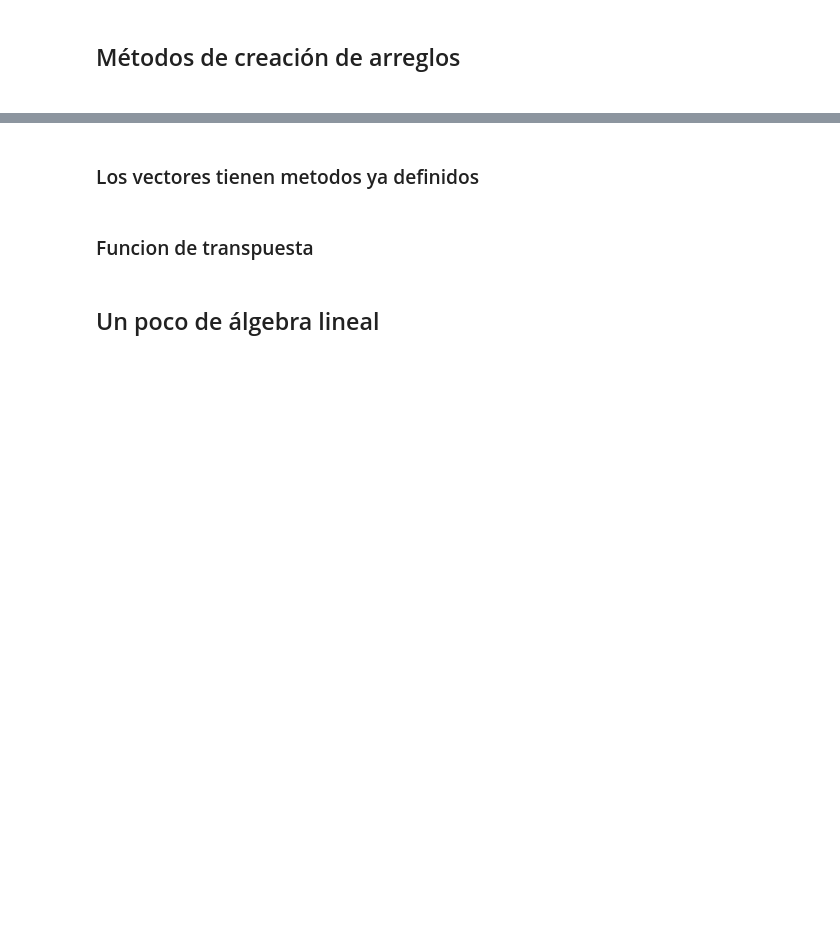
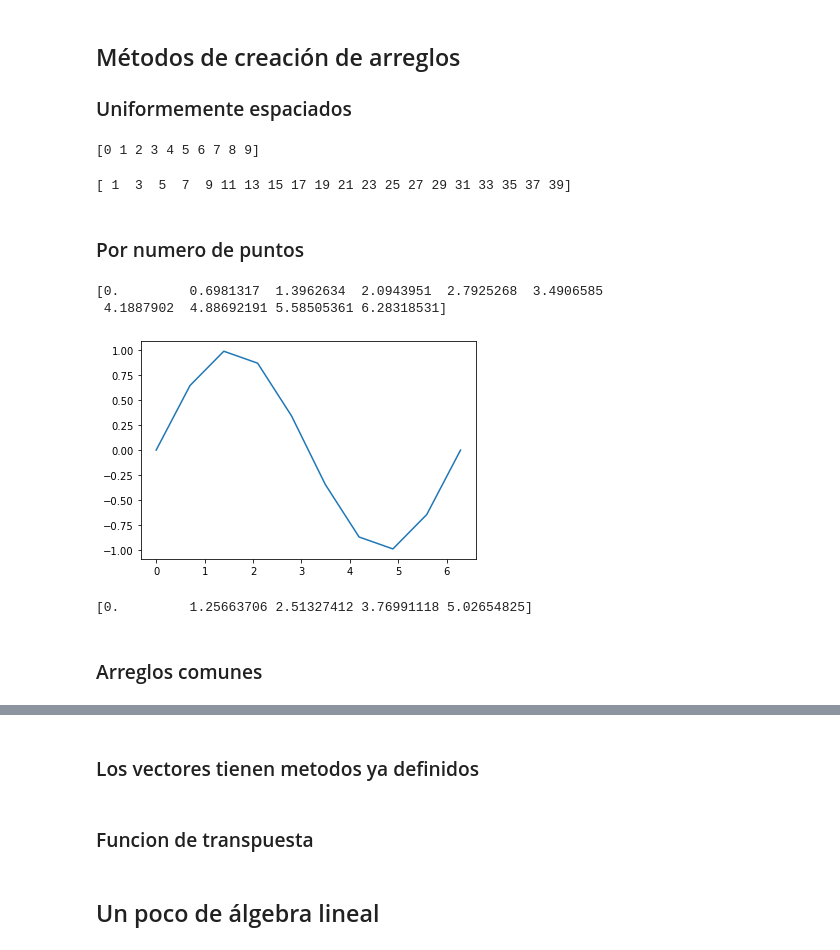
Before and after one commit to gellanz/DSC-Python, a Jupyter notebook: BasicosNumpy.ipynb, the cells around one changed output, grey strips where cells are left out. Drawn from its saved outputs; the diff is of its cells as text; code cells hidden in the pictures; blank space fills up the shorter version.

```diff
--- a/BasicosNumpy.ipynb
+++ b/BasicosNumpy.ipynb
@@ -19,2 +33,39 @@ import numpy as np
 # %% [markdown]
 <h2>Métodos de creación de arreglos<h2>
+<h3>Uniformemente espaciados</h3>
+# %%
+#Una de las formas de crear arreglos es la siguiente
+nuevo_rango = np.arange(10)
+print(nuevo_rango)
+# %% [output]
+[0 1 2 3 4 5 6 7 8 9]
+# %%
+#Es muy parecido a como crerar arreglos en matlab
+rango_c_espacio = np.arange(1, 40, 2) #Inicio , #Final, #Pasos
+print(rango_c_espacio)
+# %% [output]
+[ 1  3  5  7  9 11 13 15 17 19 21 23 25 27 29 31 33 35 37 39]
+# %% [markdown]
+<h3>Por numero de puntos</h3>
+# %%
+#Otra de las formas de crear los arreglos es cuando ya sabes el numero de putos necesarios para el muestreo
+%matplotlib inline
+por_muestreo = np.linspace(0, 2*np.pi,10 )   # inicio, final, número de puntos
+print(por_muestreo)
+y = np.sin(por_muestreo)
+#Spoiler alert
+import matplotlib.pyplot as plt
+plt.plot(por_muestreo,y)
+plt.show()
+# %% [output]
+[0.         0.6981317  1.3962634  2.0943951  2.7925268  3.4906585
+ 4.1887902  4.88692191 5.58505361 6.28318531]
+[figure, added]
+# %%
+#Cualdo agregas una coma y agregas el endpoint en false , lo que hara es haceer ese numero de pasos sin tocar el punto final
+por_mues_abierto = np.linspace(0, 2*np.pi,5,endpoint=False )
+print(por_mues_abierto)
+# %% [output]
+[0.         1.25663706 2.51327412 3.76991118 5.02654825]
+# %% [markdown]
+<h3> Arreglos comunes</h3>
```
Also changed, not shown: parts of 35 cells of this notebook, 1 other file.
